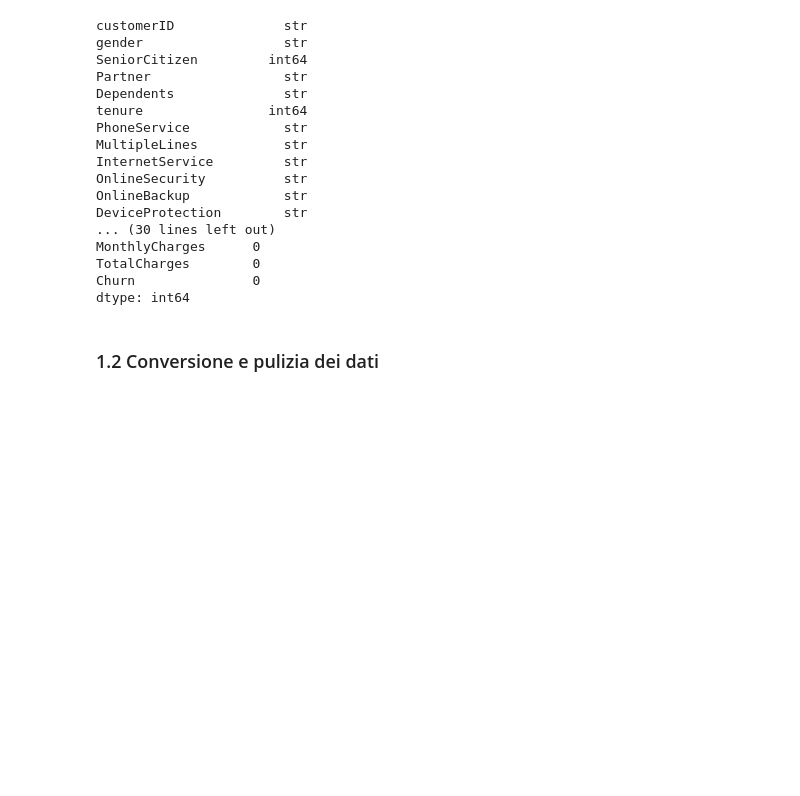
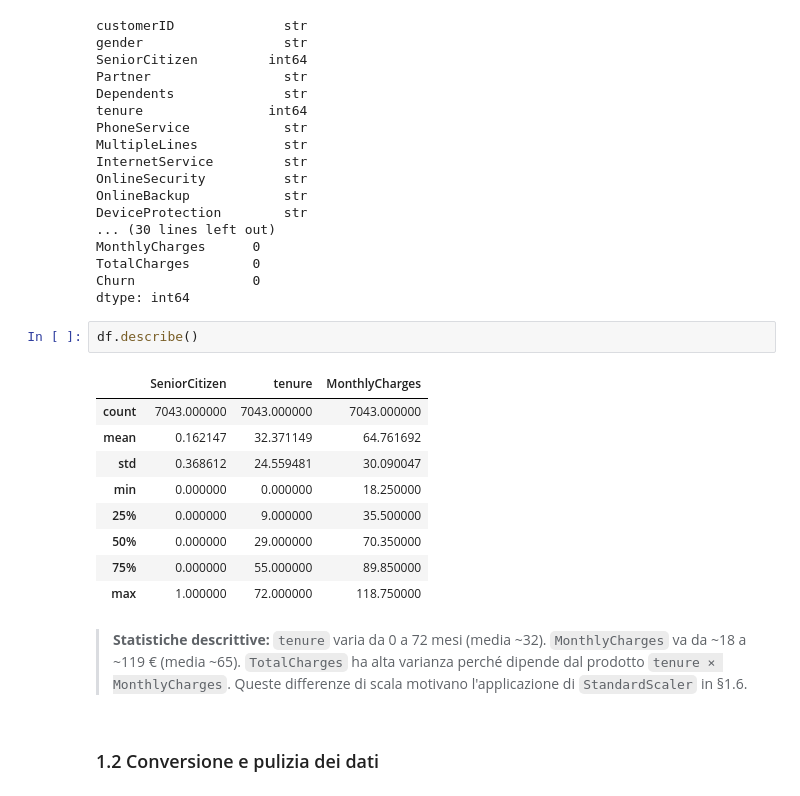
Before and after one commit to diegoandruccioli/telco-churn-ml-optimization, a Jupyter notebook: notebooks/churn_optimization.ipynb, the cells around one changed output. Saved outputs shown, nothing was run; the diff lists cells and outputs as text; blank space fills up the shorter version.

```diff
--- a/notebooks/churn_optimization.ipynb
+++ b/notebooks/churn_optimization.ipynb
@@ -105,6 +134,20 @@ MonthlyCharges      0
 TotalCharges        0
 Churn               0
 dtype: int64
+# %%
+df.describe()
+# %% [output]
+|  | SeniorCitizen | tenure | MonthlyCharges |
+| count | 7043.000000 | 7043.000000 | 7043.000000 |
+| mean | 0.162147 | 32.371149 | 64.761692 |
+| std | 0.368612 | 24.559481 | 30.090047 |
+| min | 0.000000 | 0.000000 | 18.250000 |
+| 25% | 0.000000 | 9.000000 | 35.500000 |
+| 50% | 0.000000 | 29.000000 | 70.350000 |
+| 75% | 0.000000 | 55.000000 | 89.850000 |
+| max | 1.000000 | 72.000000 | 118.750000 |
+# %% [markdown]
+> **Statistiche descrittive:** `tenure` varia da 0 a 72 mesi (media ~32). `MonthlyCharges` va da ~18 a ~119 € (media ~65). `TotalCharges` ha alta varianza perché dipende dal prodotto `tenure × MonthlyCharges`. Queste differenze di scala motivano l'applicazione di `StandardScaler` in §1.6.
 # %% [markdown]
 ### 1.2 Conversione e pulizia dei dati
 # %%
```
Also changed, not shown: parts of 14 cells of this notebook, 1 other file.
